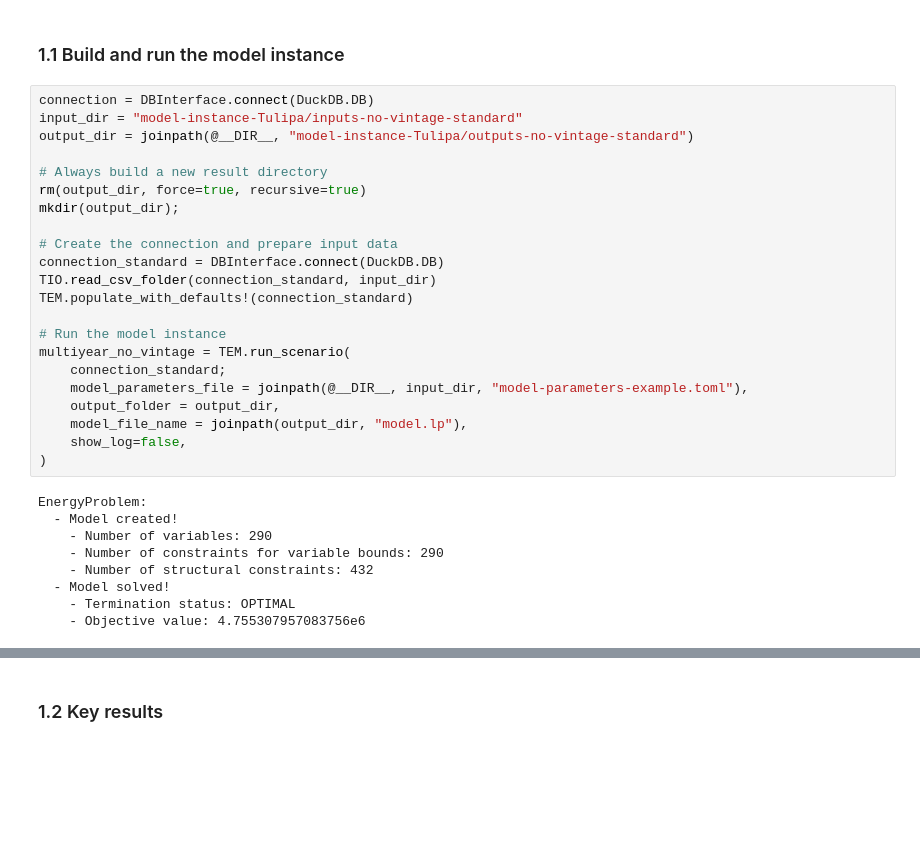
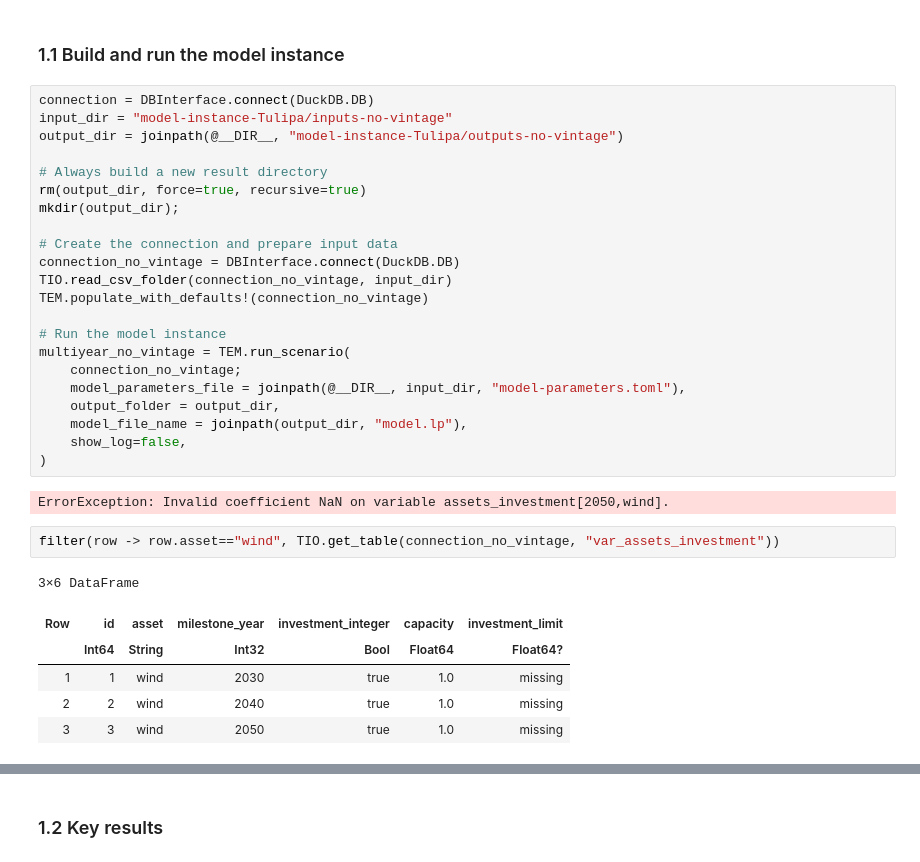
Before and after one commit to nnhjy/VintageDemo, a Jupyter notebook: VintageDemoTulipa.ipynb, the cells around one changed output, grey strips where cells are left out. Cells and saved outputs as stored; diff of their text form; blank space fills up the shorter version.

```diff
--- a/VintageDemoTulipa.ipynb
+++ b/VintageDemoTulipa.ipynb
@@ -33,34 +33,36 @@ using Plots
 ### 1.1 Build and run the model instance
 # %%
 connection = DBInterface.connect(DuckDB.DB)
-input_dir = "model-instance-Tulipa/inputs-no-vintage-standard"
-output_dir = joinpath(@__DIR__, "model-instance-Tulipa/outputs-no-vintage-standard")
+input_dir = "model-instance-Tulipa/inputs-no-vintage"
+output_dir = joinpath(@__DIR__, "model-instance-Tulipa/outputs-no-vintage")
 
 # Always build a new result directory
 rm(output_dir, force=true, recursive=true)
 mkdir(output_dir);
 
 # Create the connection and prepare input data
-connection_standard = DBInterface.connect(DuckDB.DB)
-TIO.read_csv_folder(connection_standard, input_dir)
-TEM.populate_with_defaults!(connection_standard)
+connection_no_vintage = DBInterface.connect(DuckDB.DB)
+TIO.read_csv_folder(connection_no_vintage, input_dir)
+TEM.populate_with_defaults!(connection_no_vintage)
 
 # Run the model instance
 multiyear_no_vintage = TEM.run_scenario(
-    connection_standard;
-    model_parameters_file = joinpath(@__DIR__, input_dir, "model-parameters-example.toml"),
+    connection_no_vintage;
+    model_parameters_file = joinpath(@__DIR__, input_dir, "model-parameters.toml"),
     output_folder = output_dir,
     model_file_name = joinpath(output_dir, "model.lp"),
     show_log=false,
 )
 # %% [output]
-EnergyProblem:
-  - Model created!
-    - Number of variables: 290
-    - Number of constraints for variable bounds: 290
-    - Number of structural constraints: 432
-  - Model solved!
-    - Termination status: OPTIMAL
-    - Objective value: 4.755307957083756e6
+ErrorException: Invalid coefficient NaN on variable assets_investment[2050,wind].
+# %%
+filter(row -> row.asset=="wind", TIO.get_table(connection_no_vintage, "var_assets_investment"))
+# %% [output]
+3×6 DataFrame
+| Row | id | asset | milestone_year | investment_integer | capacity | investment_limit |
+|  | Int64 | String | Int32 | Bool | Float64 | Float64? |
+| 1 | 1 | wind | 2030 | true | 1.0 | missing |
+| 2 | 2 | wind | 2040 | true | 1.0 | missing |
+| 3 | 3 | wind | 2050 | true | 1.0 | missing |
 # %%
 # show all input/output tables
```
Also changed, not shown: parts of 4 cells of this notebook, 18 other files.
